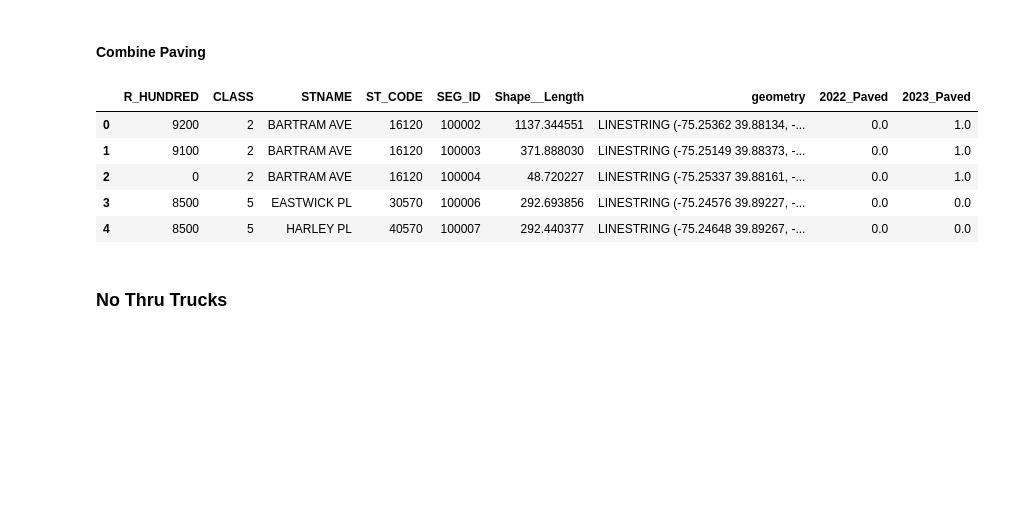
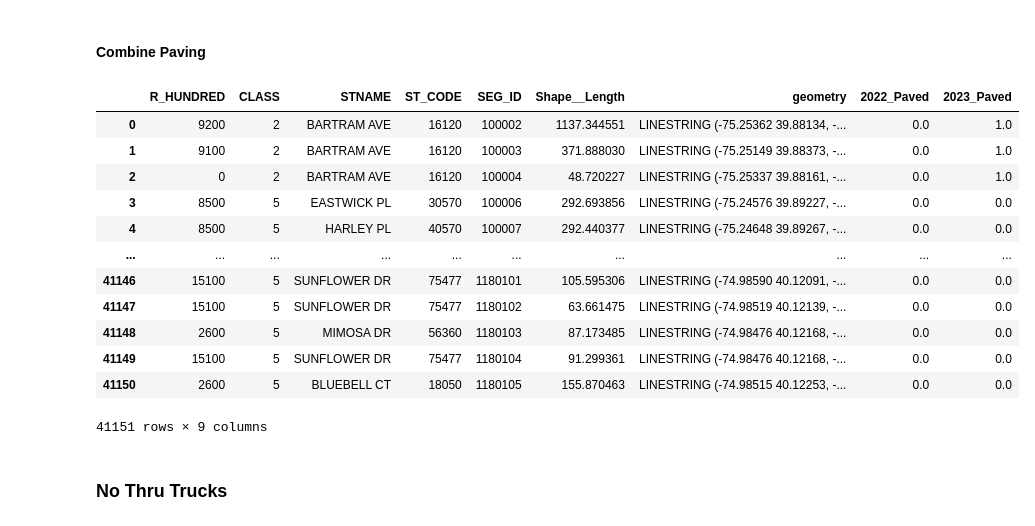
Before and after one commit to emmyhp/EmmyPark_MUSA550, a Jupyter notebook: FinalProject/Step2.ipynb, the cells around one changed output. Cells and saved outputs as stored; diff of their text form; code cells hidden in the pictures; blank space fills up the shorter version.

```diff
--- a/FinalProject/Step2.ipynb
+++ b/FinalProject/Step2.ipynb
@@ -72,10 +72,10 @@ street_merge_2022_pav = pd.merge(street, pav_2022, how='left', on=['STNAME', 'R_
 cols_to_drop = ['FROM', 'TO']
 street_merge_2022_pav = street_merge_2022_pav.drop(columns = cols_to_drop)
 
-street_merge_2022_pav=street_merge_2022_pav.drop_duplicates(subset=['R_HUNDRED', 'STNAME', '2022_Paved'])
+street_merge_2022_pav=street_merge_2022_pav.drop_duplicates(subset=['R_HUNDRED', 'STNAME', 'SEG_ID'])
 street_merge_2022_pav['2022_Paved'].fillna(0, inplace=True)
 
-street_merge_2022_pav.head()
+street_merge_2022_pav
 # %% [output]
 |  | R_HUNDRED | CLASS | STNAME | ST_CODE | SEG_ID | Shape__Length | geometry | 2022_Paved |
 | 0 | 9200 | 2 | BARTRAM AVE | 16120 | 100002 | 1137.344551 | LINESTRING (-75.25362 39.88134, -... | 0.0 |
@@ -117,10 +124,10 @@ pav_2023['R_HUNDRED'] = pd.to_numeric(pav_2023['R_HUNDRED'], errors='coerce')
 
 street_merge_2023_pav = pd.merge(street, pav_2023, how='left', on=['STNAME', 'R_HUNDRED'])
 
-street_merge_2023_pav=street_merge_2023_pav.drop_duplicates(subset=['R_HUNDRED', 'STNAME', '2023_Paved'])
+street_merge_2023_pav=street_merge_2023_pav.drop_duplicates(subset=['R_HUNDRED', 'STNAME', 'SEG_ID'])
 street_merge_2023_pav['2023_Paved'].fillna(0, inplace=True)
 
-street_merge_2023_pav.head()
+street_merge_2023_pav
 # %% [output]
 |  | R_HUNDRED | CLASS | STNAME | ST_CODE | SEG_ID | Shape__Length | geometry | 2023_Paved |
 | 0 | 9200 | 2 | BARTRAM AVE | 16120 | 100002 | 1137.344551 | LINESTRING (-75.25362 39.88134, -... | 1.0 |
@@ -133,16 +147,23 @@ street_merge_2023_pav.head()
 # %%
 street_merge_pav = pd.merge(street_merge_2022_pav,
                             street_merge_2023_pav,
                             how = 'left',
                             on =['R_HUNDRED', 'CLASS', 'STNAME', 'ST_CODE', 'SEG_ID','Shape__Length','geometry'])
-street_merge_pav.head()
+street_merge_pav
 # %% [output]
 |  | R_HUNDRED | CLASS | STNAME | ST_CODE | SEG_ID | Shape__Length | geometry | 2022_Paved | 2023_Paved |
 | 0 | 9200 | 2 | BARTRAM AVE | 16120 | 100002 | 1137.344551 | LINESTRING (-75.25362 39.88134, -... | 0.0 | 1.0 |
 | 1 | 9100 | 2 | BARTRAM AVE | 16120 | 100003 | 371.888030 | LINESTRING (-75.25149 39.88373, -... | 0.0 | 1.0 |
 | 2 | 0 | 2 | BARTRAM AVE | 16120 | 100004 | 48.720227 | LINESTRING (-75.25337 39.88161, -... | 0.0 | 1.0 |
 | 3 | 8500 | 5 | EASTWICK PL | 30570 | 100006 | 292.693856 | LINESTRING (-75.24576 39.89227, -... | 0.0 | 0.0 |
 | 4 | 8500 | 5 | HARLEY PL | 40570 | 100007 | 292.440377 | LINESTRING (-75.24648 39.89267, -... | 0.0 | 0.0 |
+| ... | ... | ... | ... | ... | ... | ... | ... | ... | ... |
+| 41146 | 15100 | 5 | SUNFLOWER DR | 75477 | 1180101 | 105.595306 | LINESTRING (-74.98590 40.12091, -... | 0.0 | 0.0 |
+| 41147 | 15100 | 5 | SUNFLOWER DR | 75477 | 1180102 | 63.661475 | LINESTRING (-74.98519 40.12139, -... | 0.0 | 0.0 |
+| 41148 | 2600 | 5 | MIMOSA DR | 56360 | 1180103 | 87.173485 | LINESTRING (-74.98476 40.12168, -... | 0.0 | 0.0 |
+| 41149 | 15100 | 5 | SUNFLOWER DR | 75477 | 1180104 | 91.299361 | LINESTRING (-74.98476 40.12168, -... | 0.0 | 0.0 |
+| 41150 | 2600 | 5 | BLUEBELL CT | 18050 | 1180105 | 155.870463 | LINESTRING (-74.98515 40.12253, -... | 0.0 | 0.0 |
+41151 rows × 9 columns
 # %%
 street_merge_pav.to_file("Data/street_merge_pav.geojson", driver='GeoJSON')
 # %% [markdown]
```
Also changed, not shown: parts of 5 cells of this notebook, 5 other files.
